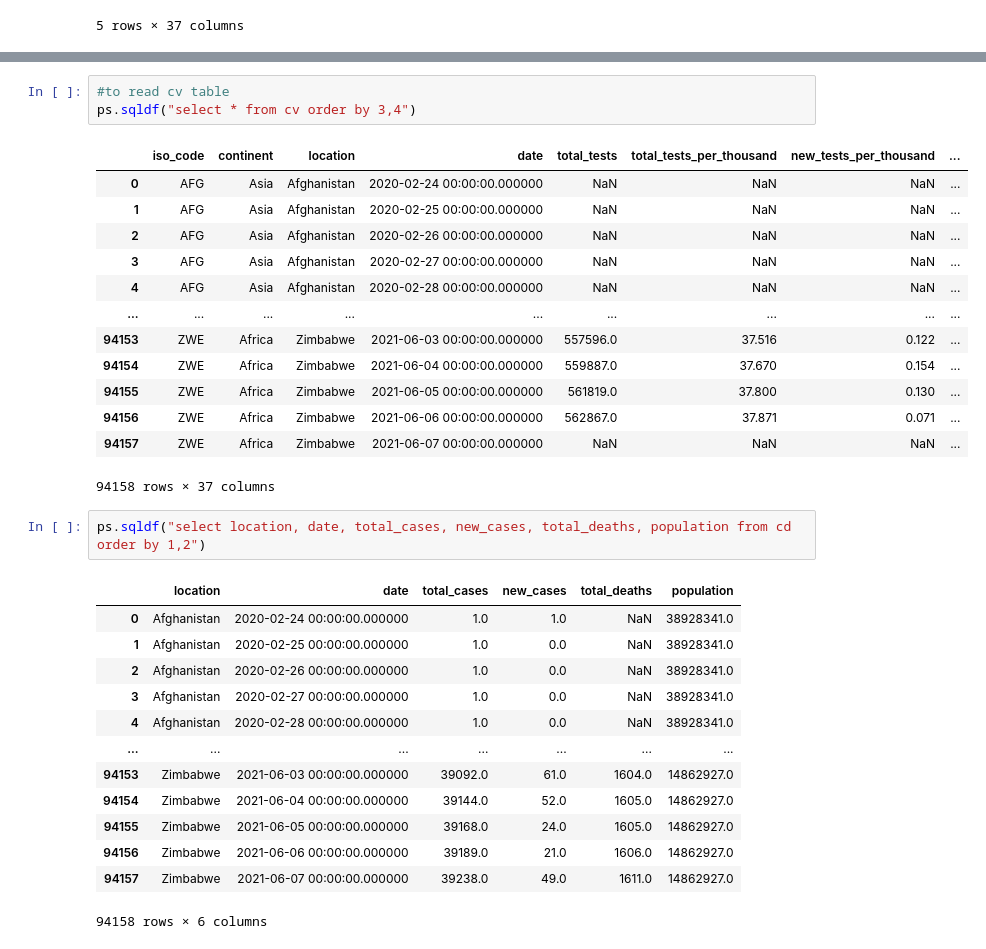
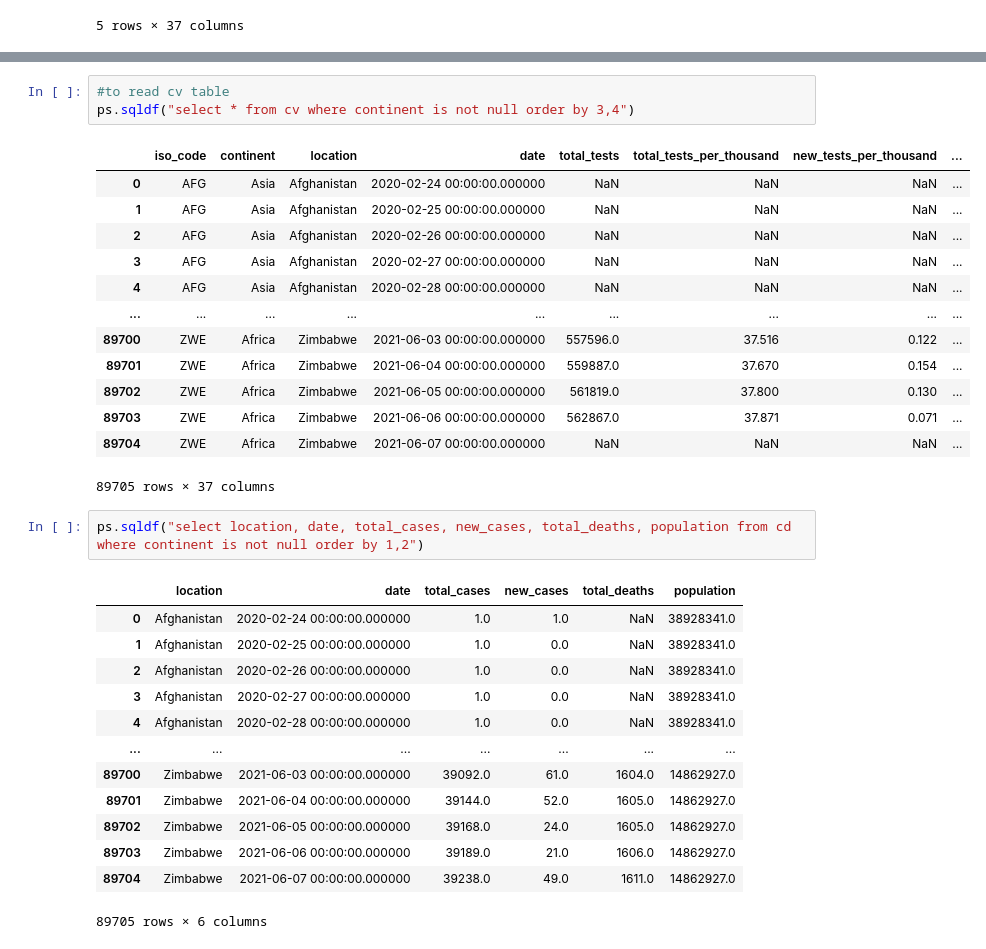
Before and after one commit to atalebizadeh/Examples, a Jupyter notebook: COVID-19/COVID-19 Pandasql.ipynb, the cells around one changed output, grey strips where cells are left out. Drawn from its saved outputs; the diff is of its cells as text.

```diff
--- a/COVID-19/COVID-19 Pandasql.ipynb
+++ b/COVID-19/COVID-19 Pandasql.ipynb
@@ -45,22 +45,22 @@ ps.sqldf("select * from cd order by 3,4")
 # %%
 #to read cv table
-ps.sqldf("select * from cv order by 3,4")
+ps.sqldf("select * from cv where continent is not null order by 3,4")
 # %% [output]
 |  | iso_code | continent | location | date | total_tests | total_tests_per_thousand | new_tests_per_thousand | ... |
 | 0 | AFG | Asia | Afghanistan | 2020-02-24 00:00:00.000000 | NaN | NaN | NaN | ... |
 | 1 | AFG | Asia | Afghanistan | 2020-02-25 00:00:00.000000 | NaN | NaN | NaN | ... |
 | 2 | AFG | Asia | Afghanistan | 2020-02-26 00:00:00.000000 | NaN | NaN | NaN | ... |
 | 3 | AFG | Asia | Afghanistan | 2020-02-27 00:00:00.000000 | NaN | NaN | NaN | ... |
 | 4 | AFG | Asia | Afghanistan | 2020-02-28 00:00:00.000000 | NaN | NaN | NaN | ... |
 | ... | ... | ... | ... | ... | ... | ... | ... | ... |
-| 94153 | ZWE | Africa | Zimbabwe | 2021-06-03 00:00:00.000000 | 557596.0 | 37.516 | 0.122 | ... |
-| 94154 | ZWE | Africa | Zimbabwe | 2021-06-04 00:00:00.000000 | 559887.0 | 37.670 | 0.154 | ... |
-| 94155 | ZWE | Africa | Zimbabwe | 2021-06-05 00:00:00.000000 | 561819.0 | 37.800 | 0.130 | ... |
-| 94156 | ZWE | Africa | Zimbabwe | 2021-06-06 00:00:00.000000 | 562867.0 | 37.871 | 0.071 | ... |
-| 94157 | ZWE | Africa | Zimbabwe | 2021-06-07 00:00:00.000000 | NaN | NaN | NaN | ... |
+| 89700 | ZWE | Africa | Zimbabwe | 2021-06-03 00:00:00.000000 | 557596.0 | 37.516 | 0.122 | ... |
+| 89701 | ZWE | Africa | Zimbabwe | 2021-06-04 00:00:00.000000 | 559887.0 | 37.670 | 0.154 | ... |
+| 89702 | ZWE | Africa | Zimbabwe | 2021-06-05 00:00:00.000000 | 561819.0 | 37.800 | 0.130 | ... |
+| 89703 | ZWE | Africa | Zimbabwe | 2021-06-06 00:00:00.000000 | 562867.0 | 37.871 | 0.071 | ... |
+| 89704 | ZWE | Africa | Zimbabwe | 2021-06-07 00:00:00.000000 | NaN | NaN | NaN | ... |
-94158 rows × 37 columns
+89705 rows × 37 columns
 # %%
-ps.sqldf("select location, date, total_cases, new_cases, total_deaths, population from cd order by 1,2")
+ps.sqldf("select location, date, total_cases, new_cases, total_deaths, population from cd where continent is not null order by 1,2")
 # %% [output]
 |  | location | date | total_cases | new_cases | total_deaths | population |
 | 0 | Afghanistan | 2020-02-24 00:00:00.000000 | 1.0 | 1.0 | NaN | 38928341.0 |
@@ -69,11 +69,11 @@ ps.sqldf("select location, date, total_cases, new_cases, total_deaths, populatio
 | 3 | Afghanistan | 2020-02-27 00:00:00.000000 | 1.0 | 0.0 | NaN | 38928341.0 |
 | 4 | Afghanistan | 2020-02-28 00:00:00.000000 | 1.0 | 0.0 | NaN | 38928341.0 |
 | ... | ... | ... | ... | ... | ... | ... |
-| 94153 | Zimbabwe | 2021-06-03 00:00:00.000000 | 39092.0 | 61.0 | 1604.0 | 14862927.0 |
-| 94154 | Zimbabwe | 2021-06-04 00:00:00.000000 | 39144.0 | 52.0 | 1605.0 | 14862927.0 |
-| 94155 | Zimbabwe | 2021-06-05 00:00:00.000000 | 39168.0 | 24.0 | 1605.0 | 14862927.0 |
-| 94156 | Zimbabwe | 2021-06-06 00:00:00.000000 | 39189.0 | 21.0 | 1606.0 | 14862927.0 |
-| 94157 | Zimbabwe | 2021-06-07 00:00:00.000000 | 39238.0 | 49.0 | 1611.0 | 14862927.0 |
+| 89700 | Zimbabwe | 2021-06-03 00:00:00.000000 | 39092.0 | 61.0 | 1604.0 | 14862927.0 |
+| 89701 | Zimbabwe | 2021-06-04 00:00:00.000000 | 39144.0 | 52.0 | 1605.0 | 14862927.0 |
+| 89702 | Zimbabwe | 2021-06-05 00:00:00.000000 | 39168.0 | 24.0 | 1605.0 | 14862927.0 |
+| 89703 | Zimbabwe | 2021-06-06 00:00:00.000000 | 39189.0 | 21.0 | 1606.0 | 14862927.0 |
+| 89704 | Zimbabwe | 2021-06-07 00:00:00.000000 | 39238.0 | 49.0 | 1611.0 | 14862927.0 |
-94158 rows × 6 columns
+89705 rows × 6 columns
 # %%
 # shows likelihood of dying if you contract covid in US
```
Also changed, not shown: parts of 9 cells of this notebook.
